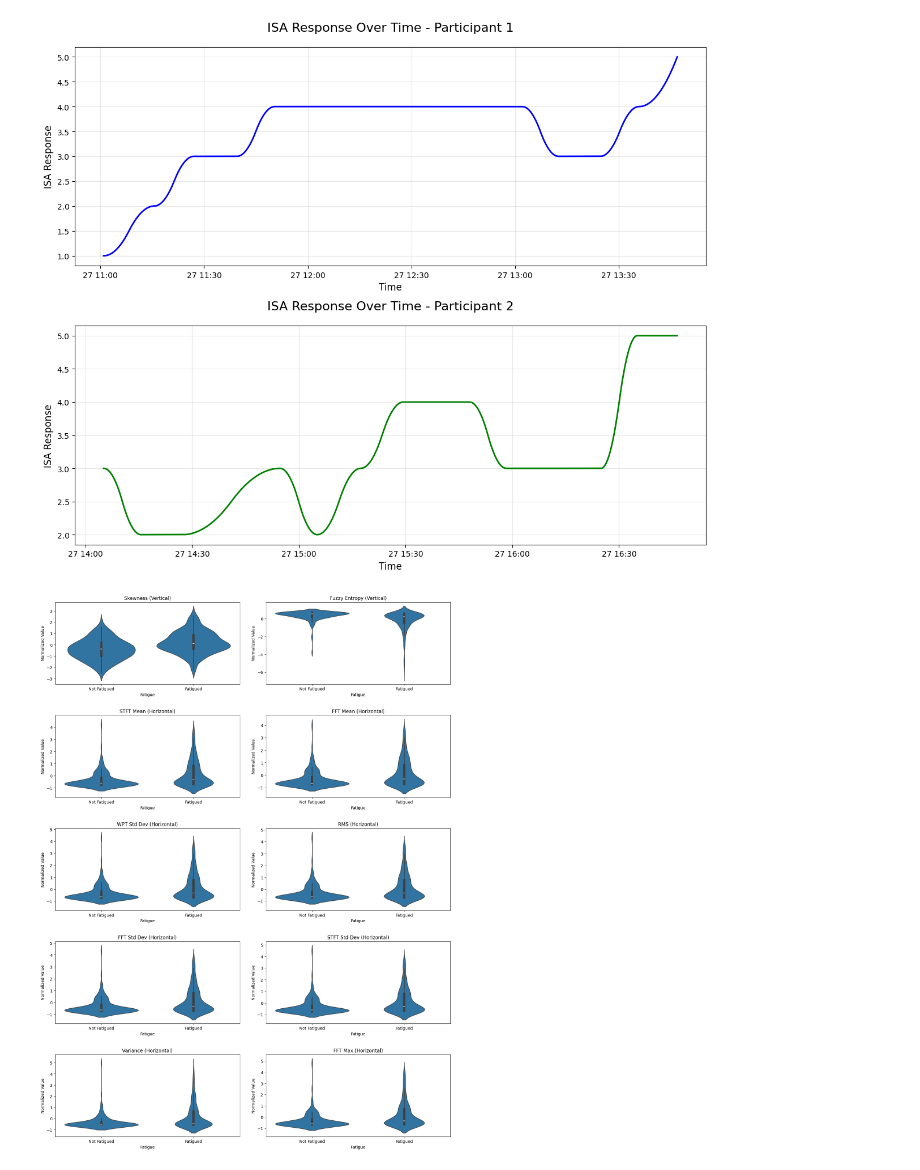
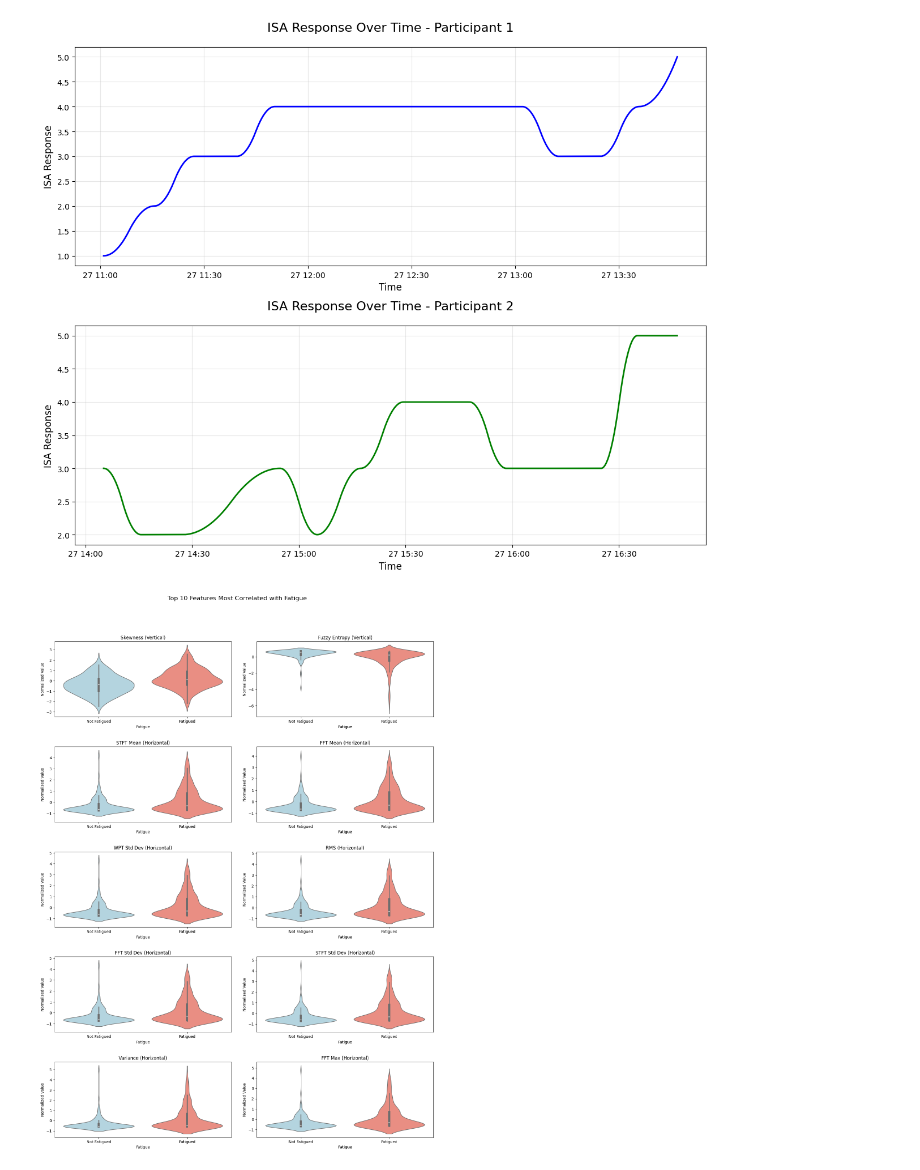
Before and after one commit to KUL-Thesis-EOG/Data_Processing, a Jupyter notebook: Plots.ipynb, the cells around one changed output. Drawn from its saved outputs; the diff is of its cells as text; code cells hidden in the pictures.

```diff
--- a/Plots.ipynb
+++ b/Plots.ipynb
@@ -158,32 +158,33 @@ df_binary["F_ISA"] = df_binary["F_ISA"].map(lambda x: x > 3)
 correlations = df_binary.corr()['F_ISA'].abs().sort_values(ascending=False)
 correlations = correlations.drop('F_ISA')
 
 top_10_features = correlations.head(10).index.tolist()
 
 df_normalized = df_binary.copy()
 scaler = StandardScaler()
 df_normalized[top_10_features] = scaler.fit_transform(df_binary[top_10_features])
 
 clean_names = clean_column_names(top_10_features, add_suffix=True)
 
 n_features = len(top_10_features)
 n_cols = 2
 n_rows = int(np.ceil(n_features / n_cols))
 
 plt.figure(figsize=(15, 4 * n_rows))
 
 for i, (col, clean_name) in enumerate(zip(top_10_features, clean_names)):
     plt.subplot(n_rows, n_cols, i + 1)
 
-    sns.violinplot(x='F_ISA', y=col, data=df_normalized)
+    sns.violinplot(x='F_ISA', y=col, data=df_normalized, hue='F_ISA', palette=['lightblue', 'salmon'], legend=False)
 
     plt.title(clean_name, fontsize=12)
     plt.xlabel('Fatigue')
     plt.ylabel('Normalized Value')
     plt.xticks([0, 1], ['Not Fatigued', 'Fatigued'])
 
+plt.suptitle('Top 10 Features Most Correlated with Fatigue', fontsize=16, y=1.02)
 plt.tight_layout(pad=3.0)
 plt.savefig('top_10_fatigue_features_violin_plots.png', dpi=300, bbox_inches='tight')
 plt.show()
 # %% [output]
-[figure, old version]
+[figure, new version]
```
Also changed, not shown: 2 other files.
